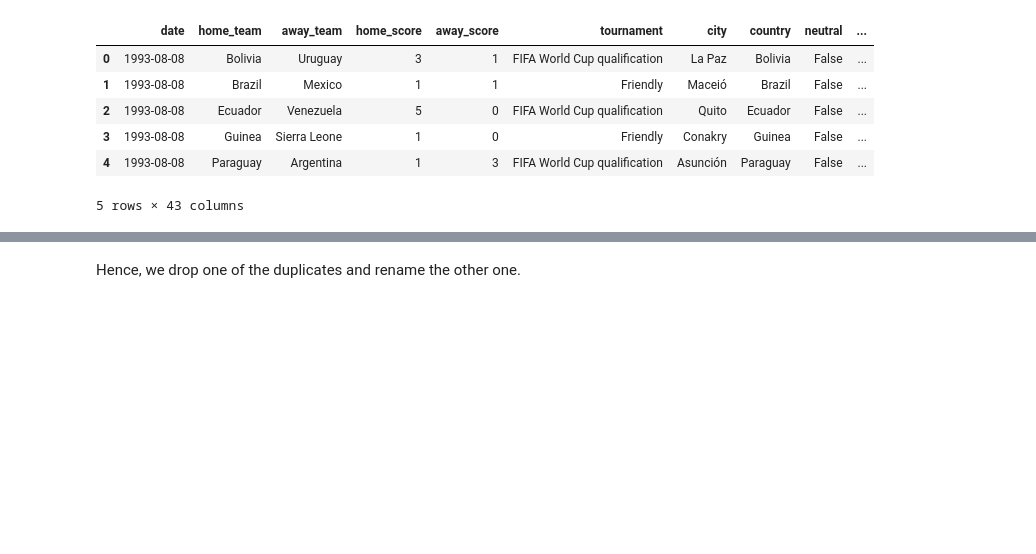
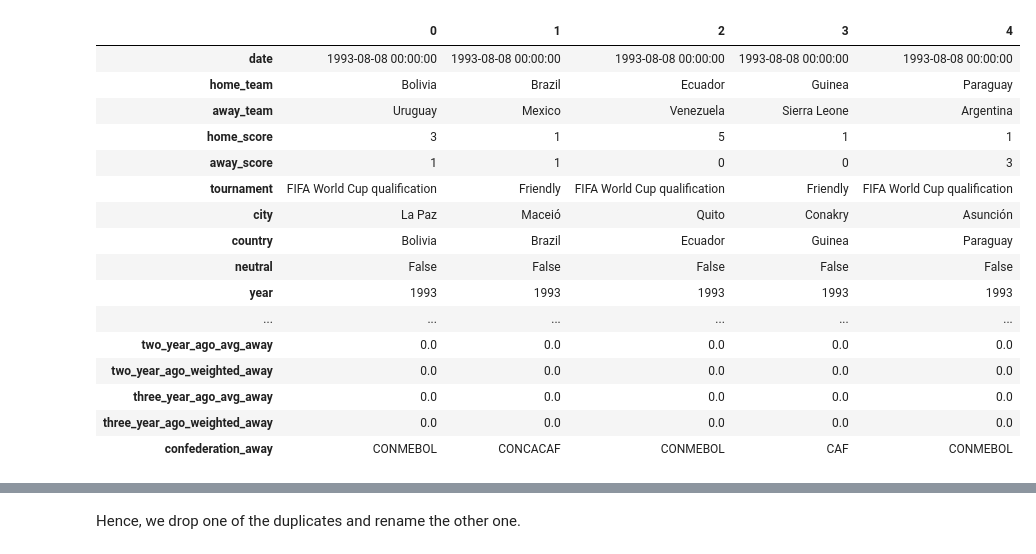
Before and after one commit to iamtlcs/STAT3011-Group5-Project2, a Jupyter notebook: neural network.ipynb, the cells around one changed output, grey strips where cells are left out. Cells and saved outputs as stored; diff of their text form; code cells hidden in the pictures; blank space fills up the shorter version.

```diff
--- a/neural network.ipynb
+++ b/neural network.ipynb
@@ -10,10 +12,10 @@ from matplotlib import pyplot as plt
 # %%
 rankings = pd.read_csv("fifa_ranking.csv")
 rankings = rankings.replace({"IR Iran": "Iran"})
-rankings['weighted_points'] = rankings['cur_year_avg_weighted'] + rankings['two_year_ago_weighted'] + rankings['three_year_ago_weighted']
 rankings['rank_date'] = pd.to_datetime(rankings['rank_date'])
 # %%
-matches = pd.read_csv("results.csv")
+matches = pd.read_csv("till-2022-results.csv")
 matches =  matches.replace({'Germany DR': 'Germany', 'China': 'China PR'})
 matches['neutral'] =  matches['neutral'].replace({'TRUE': 1, 'FALSE': 0})
 matches['date'] = pd.to_datetime(matches['date'])
+matches['year'] = pd.DatetimeIndex(matches['date']).year
@@ -69,14 +105,24 @@ matches.head().T
 # %%
 matches = matches.merge(rankings,
                         left_on=['date', 'away_team'],
                         right_on=['rank_date', 'country_full'],
                         suffixes=('_home', '_away'))
-matches.head()
+matches.head().T
 # %% [output]
-|  | date | home_team | away_team | home_score | away_score | tournament | city | country | neutral | ... |
-| 0 | 1993-08-08 | Bolivia | Uruguay | 3 | 1 | FIFA World Cup qualification | La Paz | Bolivia | False | ... |
-| 1 | 1993-08-08 | Brazil | Mexico | 1 | 1 | Friendly | Maceió | Brazil | False | ... |
-| 2 | 1993-08-08 | Ecuador | Venezuela | 5 | 0 | FIFA World Cup qualification | Quito | Ecuador | False | ... |
-| 3 | 1993-08-08 | Guinea | Sierra Leone | 1 | 0 | Friendly | Conakry | Guinea | False | ... |
-| 4 | 1993-08-08 | Paraguay | Argentina | 1 | 3 | FIFA World Cup qualification | Asunción | Paraguay | False | ... |
+|  | 0 | 1 | 2 | 3 | 4 |
+| date | 1993-08-08 00:00:00 | 1993-08-08 00:00:00 | 1993-08-08 00:00:00 | 1993-08-08 00:00:00 | 1993-08-08 00:00:00 |
+| home_team | Bolivia | Brazil | Ecuador | Guinea | Paraguay |
+| away_team | Uruguay | Mexico | Venezuela | Sierra Leone | Argentina |
+| home_score | 3 | 1 | 5 | 1 | 1 |
+| away_score | 1 | 1 | 0 | 0 | 3 |
+| tournament | FIFA World Cup qualification | Friendly | FIFA World Cup qualification | Friendly | FIFA World Cup qualification |
+| city | La Paz | Maceió | Quito | Conakry | Asunción |
+| country | Bolivia | Brazil | Ecuador | Guinea | Paraguay |
+| neutral | False | False | False | False | False |
+| year | 1993 | 1993 | 1993 | 1993 | 1993 |
+| ... | ... | ... | ... | ... | ... |
+| two_year_ago_avg_away | 0.0 | 0.0 | 0.0 | 0.0 | 0.0 |
+| two_year_ago_weighted_away | 0.0 | 0.0 | 0.0 | 0.0 | 0.0 |
+| three_year_ago_avg_away | 0.0 | 0.0 | 0.0 | 0.0 | 0.0 |
+| three_year_ago_weighted_away | 0.0 | 0.0 | 0.0 | 0.0 | 0.0 |
+| confederation_away | CONMEBOL | CONCACAF | CONMEBOL | CAF | CONMEBOL |
-5 rows × 43 columns
```
Also changed, not shown: parts of 222 cells of this notebook, 18 other files.
